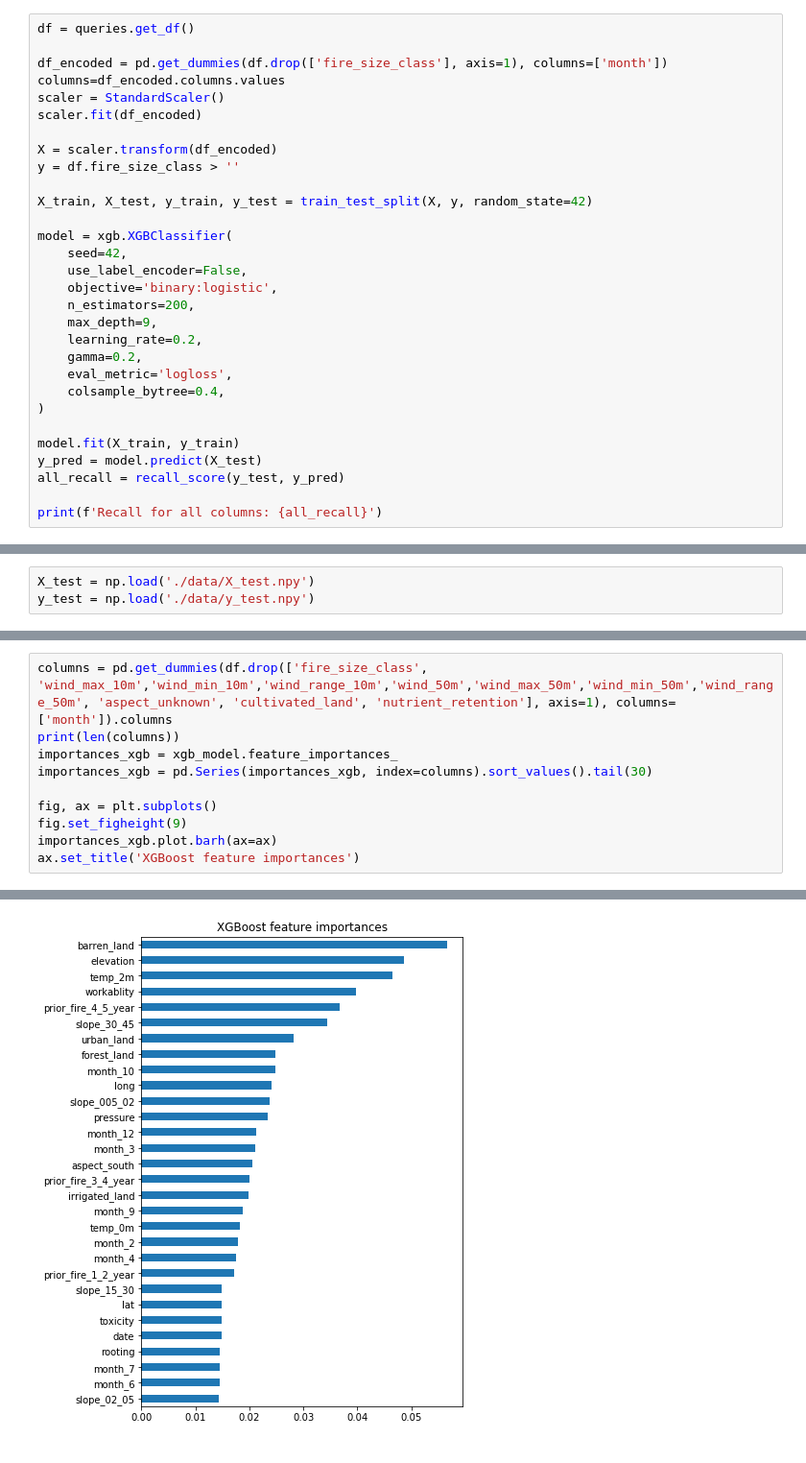
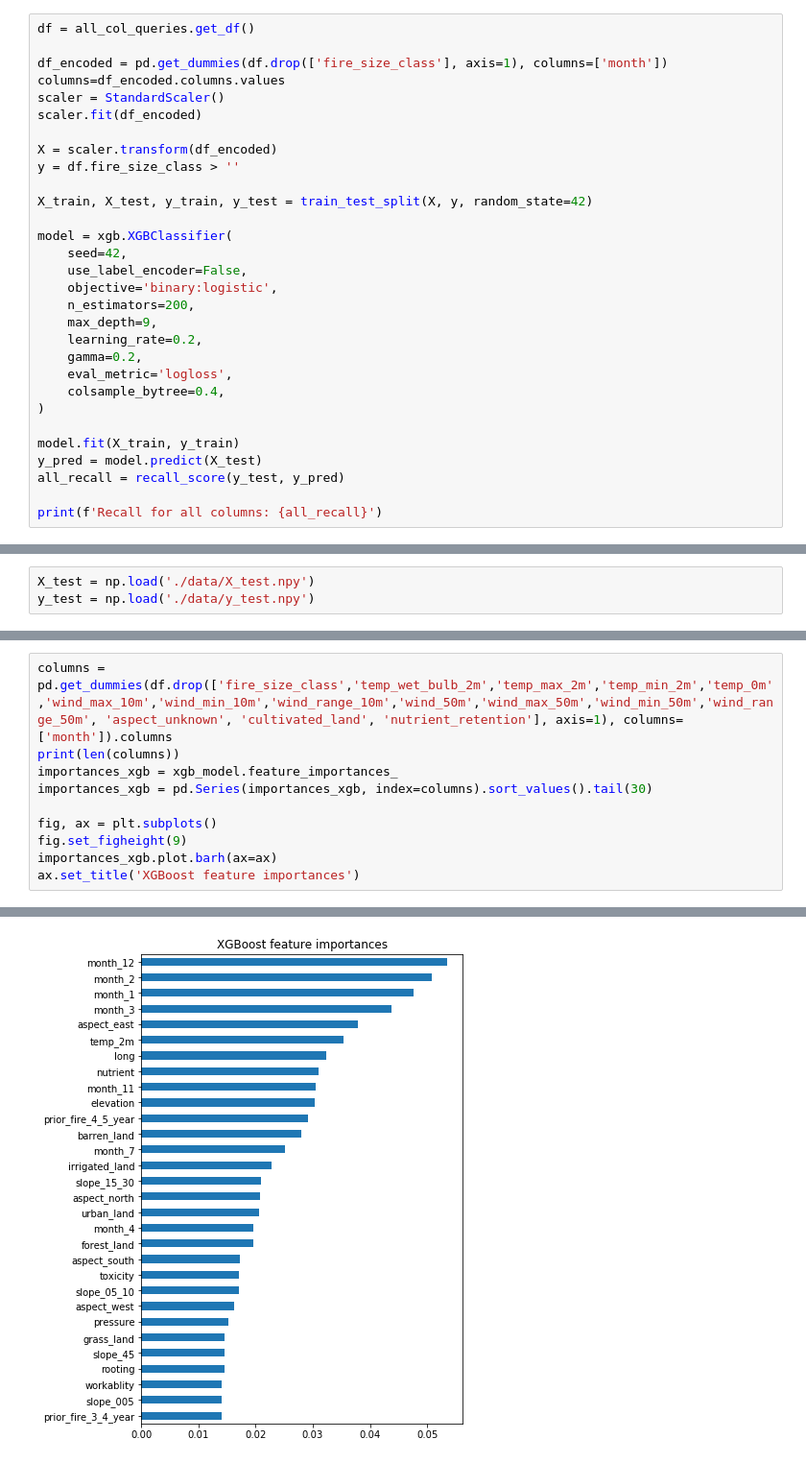
Before and after one commit to eerichmond/ml-wildfire-prediction, a Jupyter notebook: train_full_dataset.ipynb, the cells around one changed output, grey strips where cells are left out. Shown: that part at 96% size. Cells and saved outputs as stored; diff of their text form.

Commit message:
refactor(queries): rename query modules to be clear

```diff
--- a/train_full_dataset.ipynb
+++ b/train_full_dataset.ipynb
@@ -25,7 +25,7 @@ import queries
 The autoreload extension is already loaded. To reload it, use:
   %reload_ext autoreload
 # %%
-df = queries.get_df()
+df = all_col_queries.get_df()
 
 df_encoded = pd.get_dummies(df.drop(['fire_size_class'], axis=1), columns=['month'])
 columns=df_encoded.columns.values
@@ -197,5 +199,5 @@ weighted avg       1.00      0.90      0.94   1489194
 # %%
-columns = pd.get_dummies(df.drop(['fire_size_class', 'wind_max_10m','wind_min_10m','wind_range_10m','wind_50m','wind_max_50m','wind_min_50m','wind_range_50m', 'aspect_unknown', 'cultivated_land', 'nutrient_retention'], axis=1), columns=['month']).columns
+columns = pd.get_dummies(df.drop(['fire_size_class','temp_wet_bulb_2m','temp_max_2m','temp_min_2m','temp_0m','wind_max_10m','wind_min_10m','wind_range_10m','wind_50m','wind_max_50m','wind_min_50m','wind_range_50m', 'aspect_unknown', 'cultivated_land', 'nutrient_retention'], axis=1), columns=['month']).columns
 print(len(columns))
 importances_xgb = xgb_model.feature_importances_
 importances_xgb = pd.Series(importances_xgb, index=columns).sort_values().tail(30)
@@ -209,5 +211,5 @@ ax.set_title('XGBoost feature importances')
 Text(0.5, 1.0, 'XGBoost feature importances')
-[figure, old version]
+[figure, new version]
 # %%
 lgbm_model = joblib.load(f'./lgbm_model.pickle')
 
```
Also changed, not shown: parts of 7 cells of this notebook, 8 other files.
